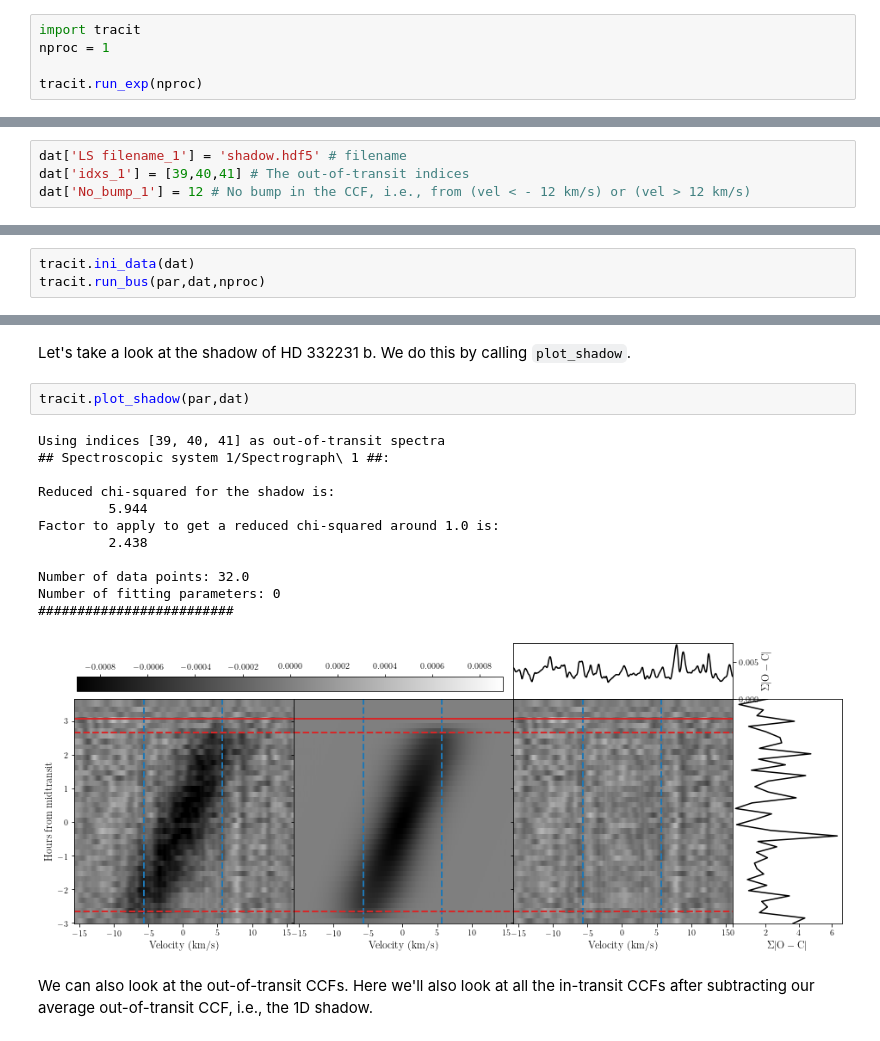
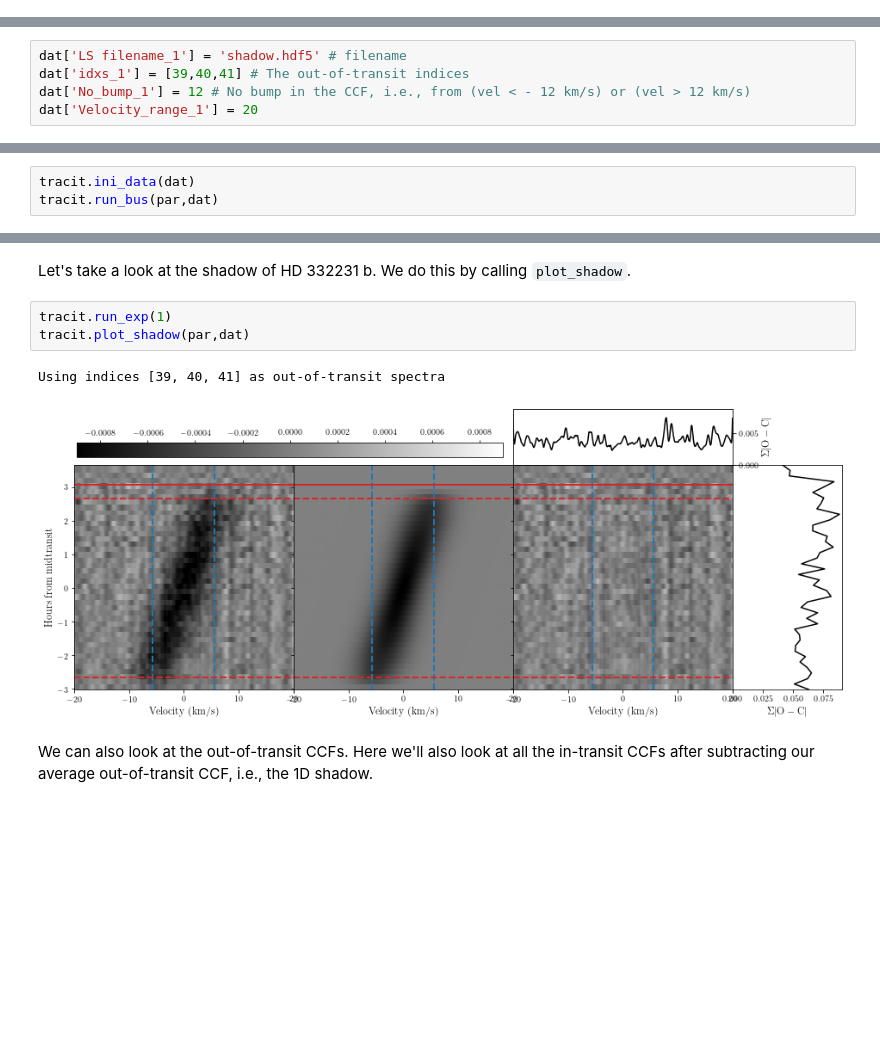
Before and after one commit to emilknudstrup/tracit, a Jupyter notebook: docs/source/examples/shadow_hd332231/fit.ipynb, the cells around one changed output, grey strips where cells are left out. Drawn from its saved outputs; the diff is of its cells as text; blank space fills up the shorter version.

```diff
--- a/docs/source/examples/shadow_hd332231/fit.ipynb
+++ b/docs/source/examples/shadow_hd332231/fit.ipynb
@@ -16,6 +10 @@ Then we import <s>tracit</s>.
 The two run commands are just to setup text rendering in the plots to LaTeX.
-# %%
-import tracit
-nproc = 1
-
-tracit.run_exp(nproc)
@@ -40,11 +31,12 @@ We also specify a range in the CCF, where there's no bump. In this case, for ins
 dat['LS filename_1'] = 'shadow.hdf5' # filename
 dat['idxs_1'] = [39,40,41] # The out-of-transit indices
 dat['No_bump_1'] = 12 # No bump in the CCF, i.e., from (vel < - 12 km/s) or (vel > 12 km/s)
+dat['Velocity_range_1'] = 20
 # %% [markdown]
 We then initialize the data, and the `business` module.
 # %%
 tracit.ini_data(dat)
-tracit.run_bus(par,dat,nproc)
+tracit.run_bus(par,dat)
 # %% [markdown]
 Here we import some results from a previous run to make a nice plot.
 # %%
@@ -61,20 +53,11 @@ par['lam_b']['Value'] = 0.0
 # %% [markdown]
 Let's take a look at the shadow of HD 332231 b. We do this by calling `plot_shadow`.
 # %%
+tracit.run_exp(1)
 tracit.plot_shadow(par,dat)
 # %% [output]
 Using indices [39, 40, 41] as out-of-transit spectra
-## Spectroscopic system 1/Spectrograph\ 1 ##:
-
-Reduced chi-squared for the shadow is:
-         5.944
-Factor to apply to get a reduced chi-squared around 1.0 is:
-         2.438
-
-Number of data points: 32.0
-Number of fitting parameters: 0
-#########################
-[figure, old version]
+[figure, new version]
 # %% [markdown]
 We can also look at the out-of-transit CCFs. Here we'll also look at all the in-transit CCFs after subtracting our average out-of-transit CCF, i.e., the 1D shadow.
 # %%
```
Also changed, not shown: parts of 7 cells of this notebook, 22 other files.
